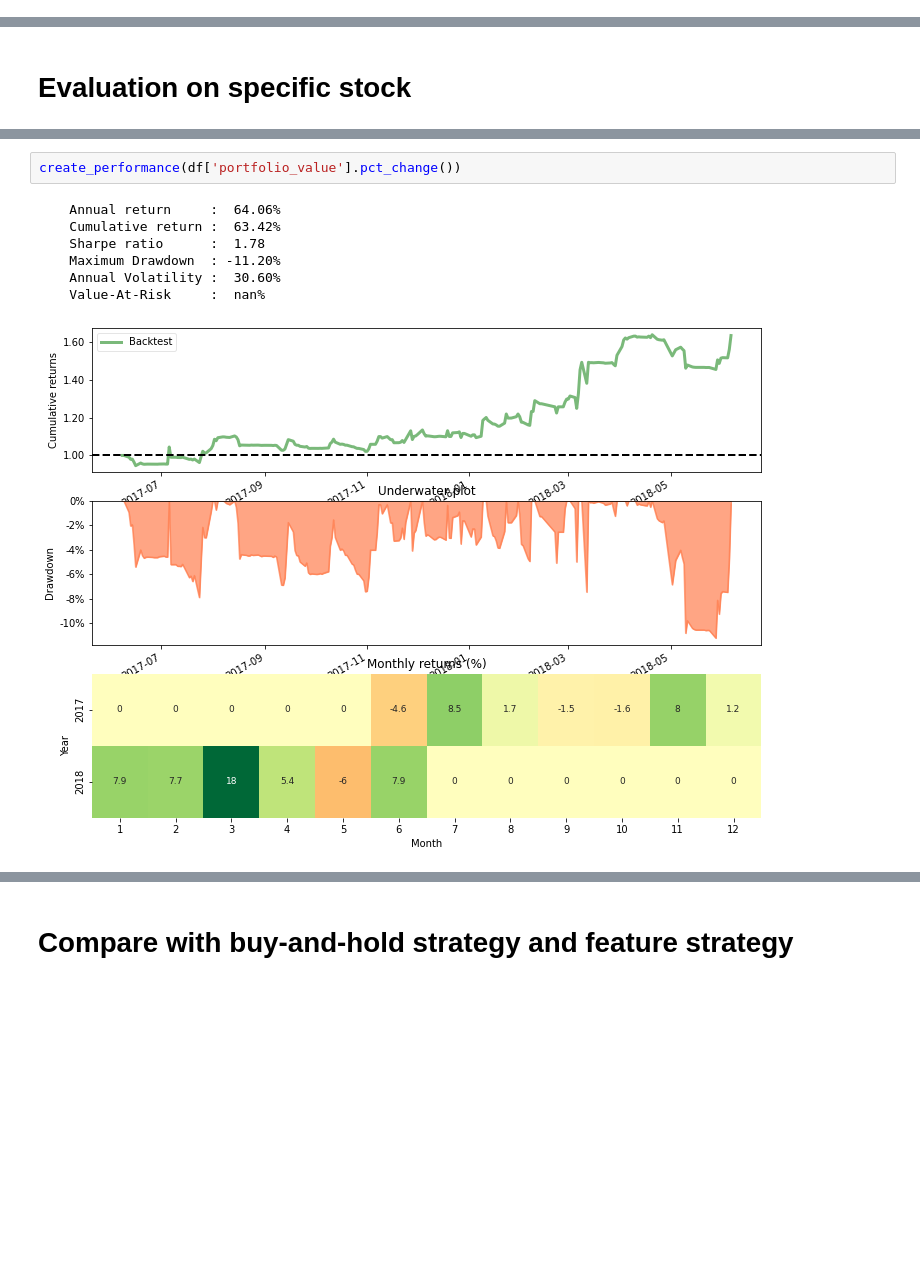
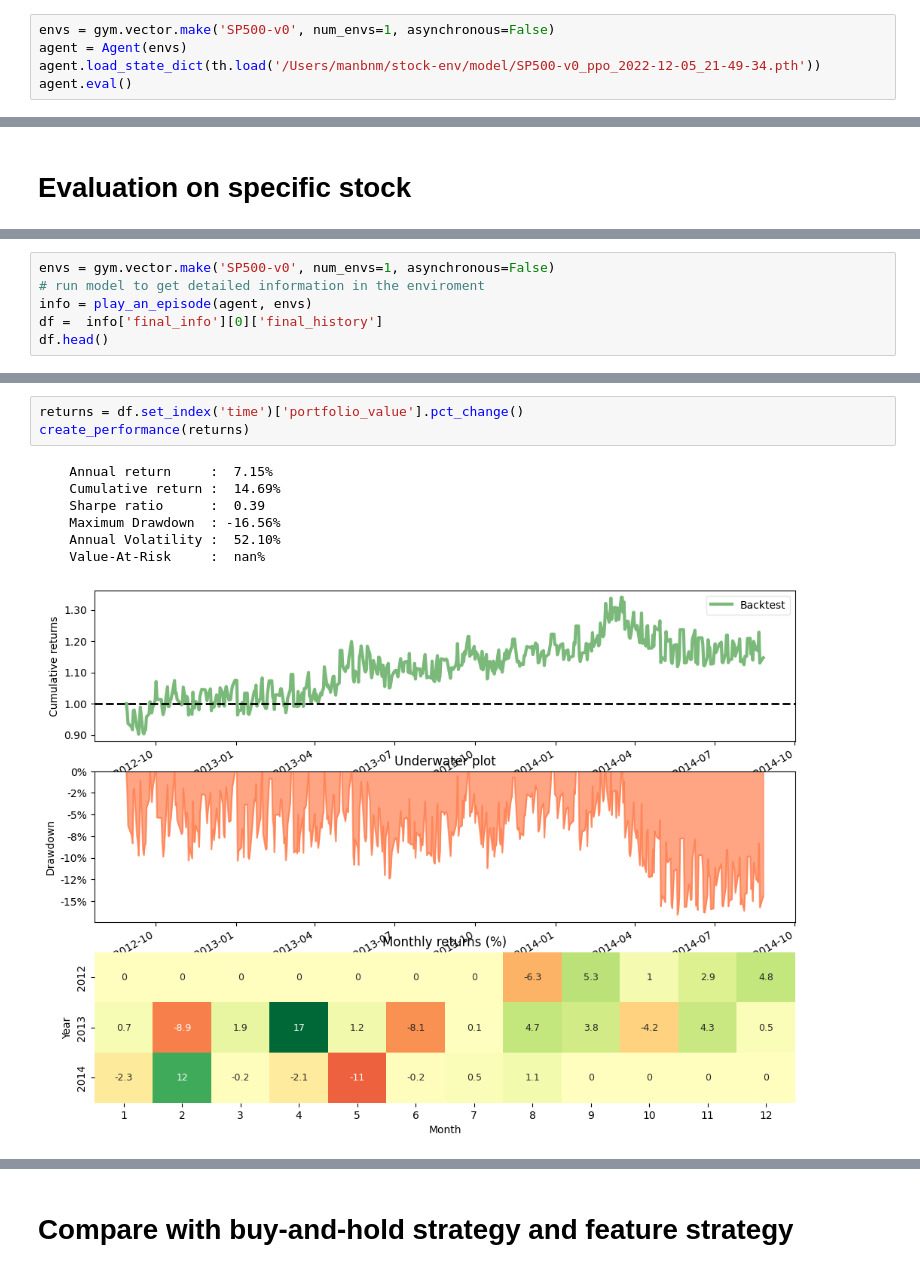
Before and after one commit to minhmanminhman/stock-env, a Jupyter notebook: notebooks/evaluate_random_stock_agent.ipynb, the cells around one changed output, grey strips where cells are left out. Cells and saved outputs as stored; diff of their text form; blank space fills up the shorter version.

```diff
--- a/notebooks/evaluate_random_stock_agent.ipynb
+++ b/notebooks/evaluate_random_stock_agent.ipynb
@@ -54,0 +15,5 @@ Mean reward: -621.88 +/-  547.68
+# %%
+envs = gym.vector.make('SP500-v0', num_envs=1, asynchronous=False)
+agent = Agent(envs)
+agent.load_state_dict(th.load('/Users/manbnm/stock-env/model/SP500-v0_ppo_2022-12-05_21-49-34.pth'))
+agent.eval()
@@ -91,0 +44,6 @@ print(df.ticker.unique())
+# %%
+envs = gym.vector.make('SP500-v0', num_envs=1, asynchronous=False)
+# run model to get detailed information in the enviroment
+info = play_an_episode(agent, envs)
+df =  info['final_info'][0]['final_history']
+df.head()
@@ -92,13 +57,14 @@ print(df.ticker.unique())
 # %%
-create_performance(df['portfolio_value'].pct_change())
+returns = df.set_index('time')['portfolio_value'].pct_change()
+create_performance(returns)
 # %% [output]
-    Annual return     :  64.06%
-    Cumulative return :  63.42%
-    Sharpe ratio      :  1.78
-    Maximum Drawdown  : -11.20%
-    Annual Volatility :  30.60%
+    Annual return     :  7.15%
+    Cumulative return :  14.69%
+    Sharpe ratio      :  0.39
+    Maximum Drawdown  : -16.56%
+    Annual Volatility :  52.10%
     Value-At-Risk     :  nan%
-[figure, old version]
+[figure, new version]
 # %%
 plot_trade_log_v2(df)
 # %% [output]
```
Also changed, not shown: parts of 12 cells of this notebook, 2 other files.
